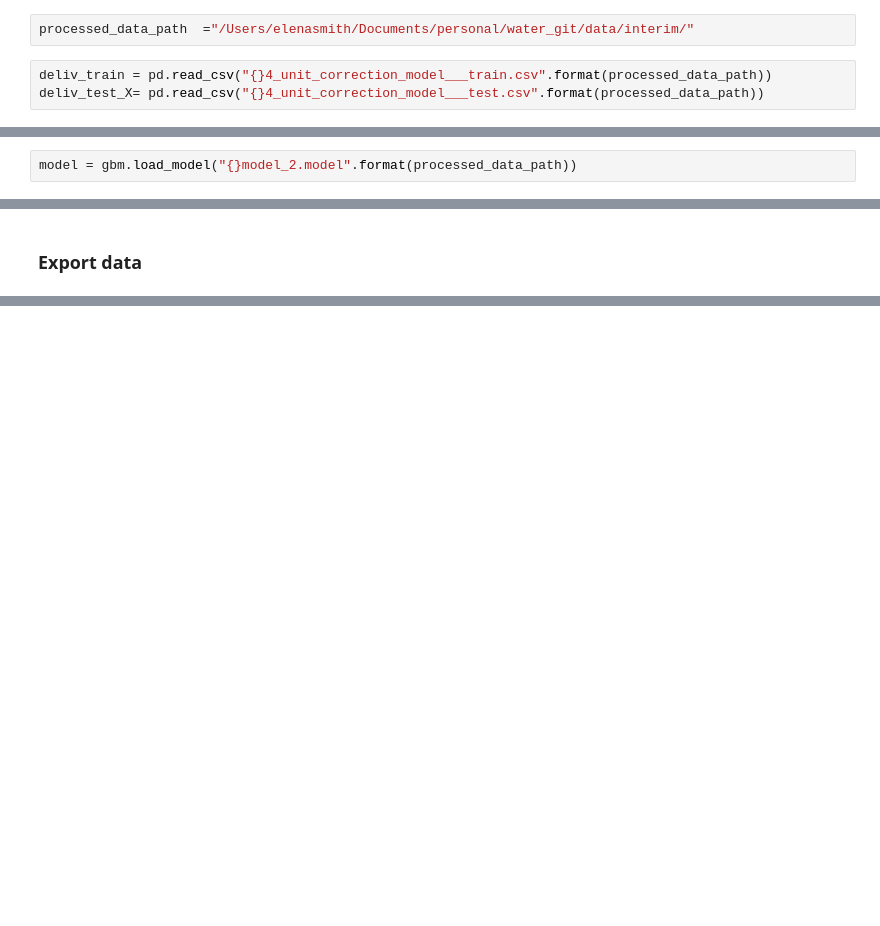
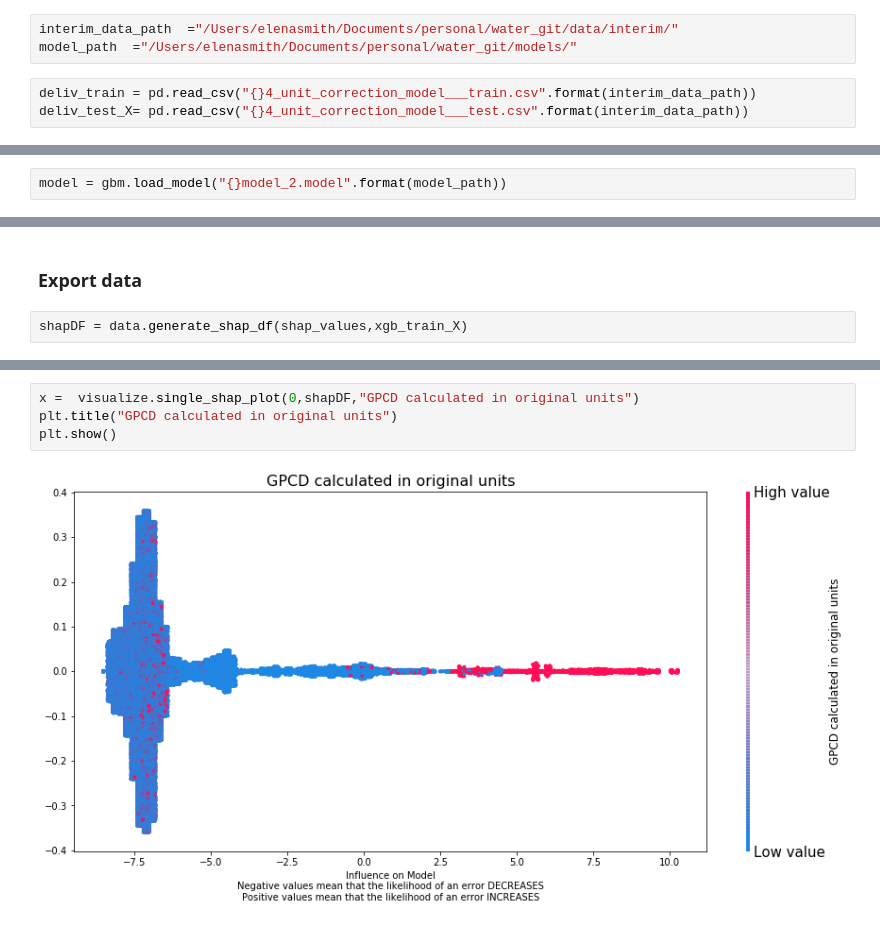
Before and after one commit to ozzysChiefDataScientist/water, a Jupyter notebook: notebooks/5_explore_model.ipynb, the cells around one changed output, grey strips where cells are left out. Drawn from its saved outputs; the diff is of its cells as text; blank space fills up the shorter version.

```diff
--- a/notebooks/5_explore_model.ipynb
+++ b/notebooks/5_explore_model.ipynb
@@ -9,5 +15,6 @@ import shap
 # %%
-processed_data_path  ="/Users/elenasmith/Documents/personal/water_git/data/interim/"
+interim_data_path  ="/Users/elenasmith/Documents/personal/water_git/data/interim/"
+model_path  ="/Users/elenasmith/Documents/personal/water_git/models/"
 # %%
-deliv_train = pd.read_csv("{}4_unit_correction_model___train.csv".format(processed_data_path))
-deliv_test_X= pd.read_csv("{}4_unit_correction_model___test.csv".format(processed_data_path))
+deliv_train = pd.read_csv("{}4_unit_correction_model___train.csv".format(interim_data_path))
+deliv_test_X= pd.read_csv("{}4_unit_correction_model___test.csv".format(interim_data_path))
@@ -24,4 +23,4 @@ xgb_train_X = deliv_train.drop("original_units_incorrect",axis=1).as_matrix()
 # %%
 gbm = xgb.XGBClassifier()
 # %%
-model = gbm.load_model("{}model_2.model".format(processed_data_path))
+model = gbm.load_model("{}model_2.model".format(model_path))
@@ -57,2 +37,4 @@ shap.dependence_plot(
 # %% [markdown]
 ### Export data
+# %%
+shapDF = data.generate_shap_df(shap_values,xgb_train_X)
@@ -58,0 +52,6 @@ shap.dependence_plot(
+# %%
+x =  visualize.single_shap_plot(0,shapDF,"GPCD calculated in original units")
+plt.title("GPCD calculated in original units")
+plt.show()
+# %% [output]
+[figure, added]
```
Also changed, not shown: parts of 15 cells of this notebook, 2 other files.
